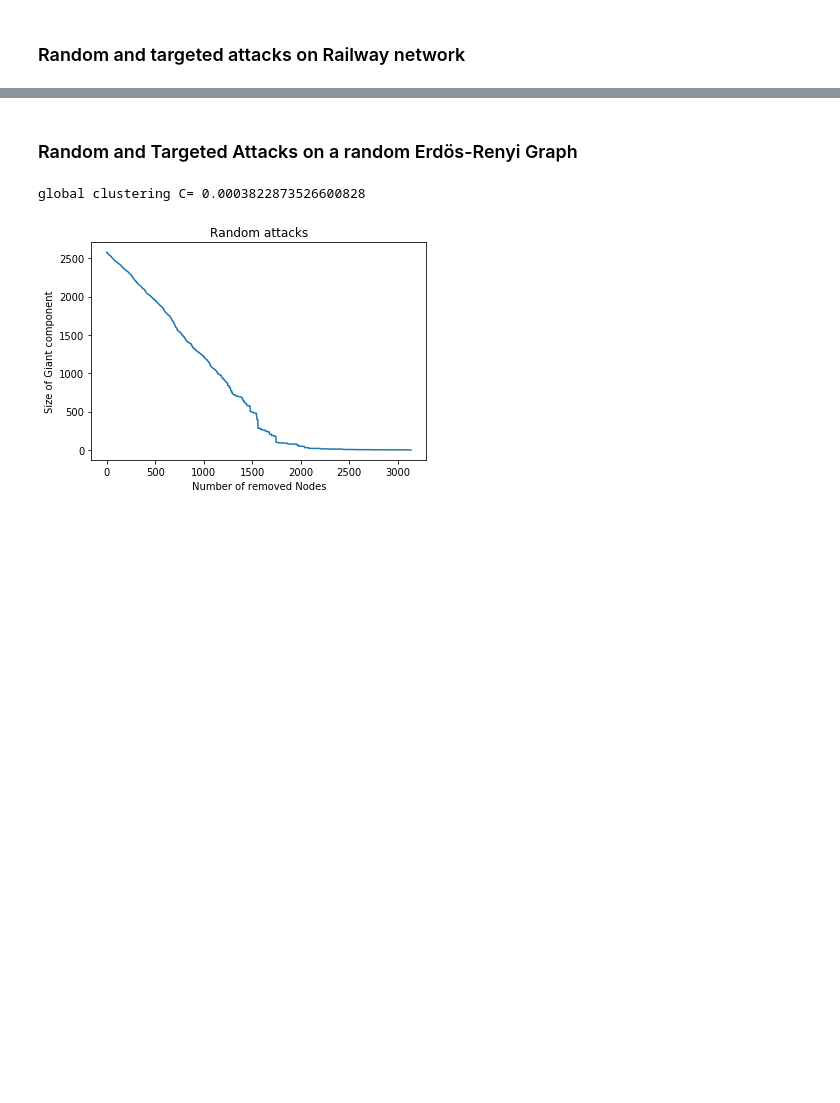
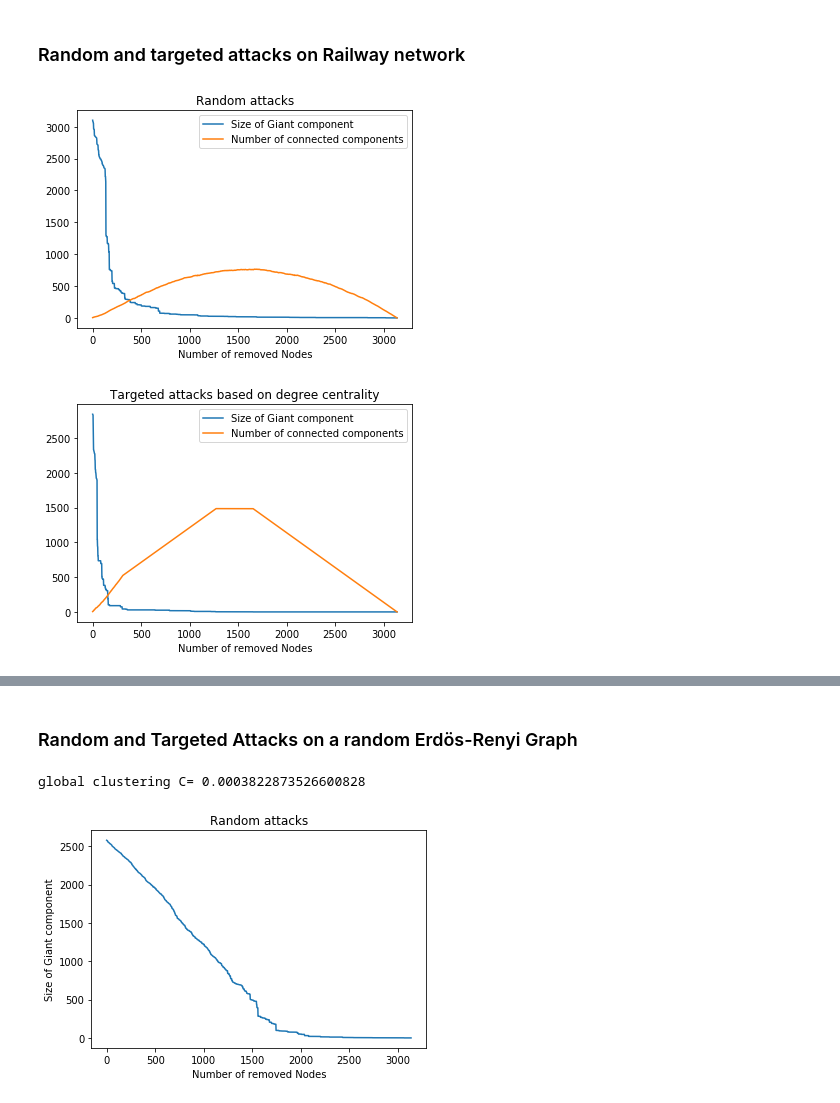
Before and after one commit to mathiasluethi/network-science-final-project, a Jupyter notebook: Final Version.ipynb, the cells around one changed output, grey strips where cells are left out. Drawn from its saved outputs; the diff is of its cells as text; code cells hidden in the pictures; blank space fills up the shorter version.

Commit message:
Added right analysis text and updated jupyter notebook

```diff
--- a/Final Version.ipynb
+++ b/Final Version.ipynb
@@ -220,0 +237,14 @@ Degree with maximum eigenvector centrality: [('ch14uvag00090200', 0.430774234133
+# %%
+import operator
+degree = nx.degree_centrality(G)
+max_degree = sorted(degree.items(), key=operator.itemgetter(1), reverse=True)[:5]
+print(max_degree)
+closeness = nx.closeness_centrality(G)
+max_closeness = sorted(closeness.items(), key=operator.itemgetter(1), reverse=True)[:5]
+print(max_closeness)
+betweenness = nx.betweenness_centrality(G)
+max_betweenness = sorted(betweenness.items(), key=operator.itemgetter(1), reverse=True)[:5]
+print(max_betweenness)
+eigenvector = nx.eigenvector_centrality(G)
+max_eigenvector = sorted(eigenvector.items(), key=operator.itemgetter(1), reverse=True)[:5]
+print(max_eigenvector)
@@ -221,2 +256,26 @@ Degree with maximum eigenvector centrality: [('ch14uvag00090200', 0.430774234133
 # %% [markdown]
 ### Random and targeted attacks on Railway network
+# %%
+def random_attacks(G):
+    temp = G.copy()
+    connected_component_sizes = []
+    number_connected_components = []
+    while nx.number_of_nodes(temp) > 1:
+        node_list = []
+        for n in temp.nodes():
+            node_list.append(n)
+        to_delete = random.choice(node_list)
+        temp.remove_node(to_delete)
+
+        largest_cc = len(max(nx.connected_components(temp), key=len))
+        connected_component_sizes.append(largest_cc)
+        number_cc = nx.number_connected_components(temp)
+        number_connected_components.append(number_cc)
+
+    plt.plot(range(len(connected_component_sizes)),connected_component_sizes, label="Size of Giant component")
+    plt.plot(range(len(number_connected_components)),number_connected_components, label="Number of connected components")
+    plt.title("Random attacks")
+    plt.legend(loc="upper right")
+    plt.xlabel("Number of removed Nodes")
+
+    plt.show()
@@ -222,0 +422,9 @@ Degree with maximum eigenvector centrality: [('ch14uvag00090200', 0.430774234133
+# %%
+# Random attack
+random_attacks(G)
+
+# Targeted degree attack
+targeted_degree_attacks(G)
+# %% [output]
+[figure, added]
+[figure, added]
```
Also changed, not shown: parts of 13 cells of this notebook, 5 other files.
